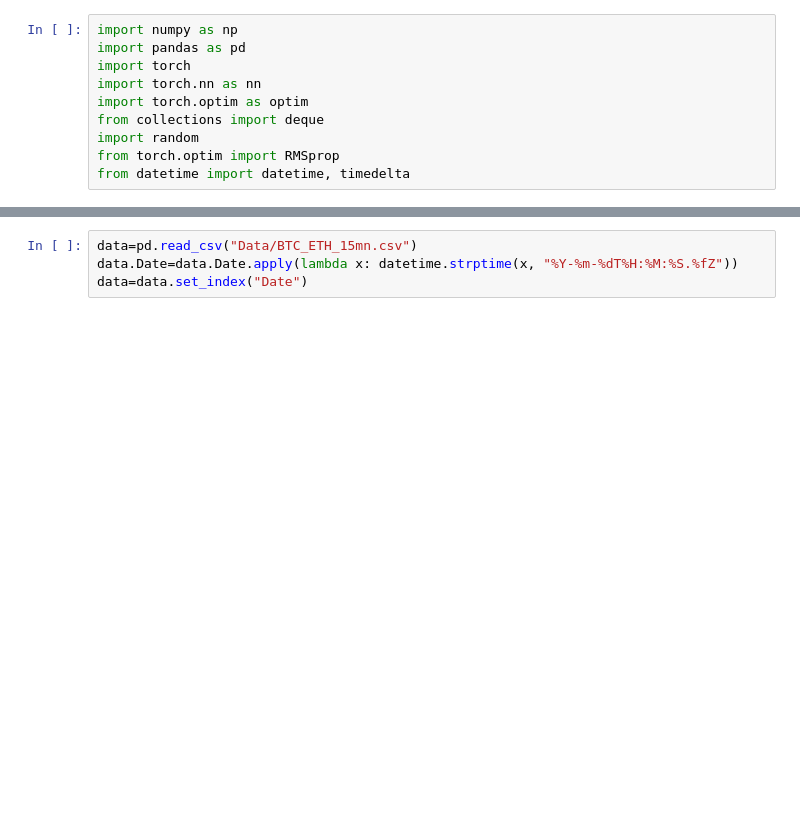
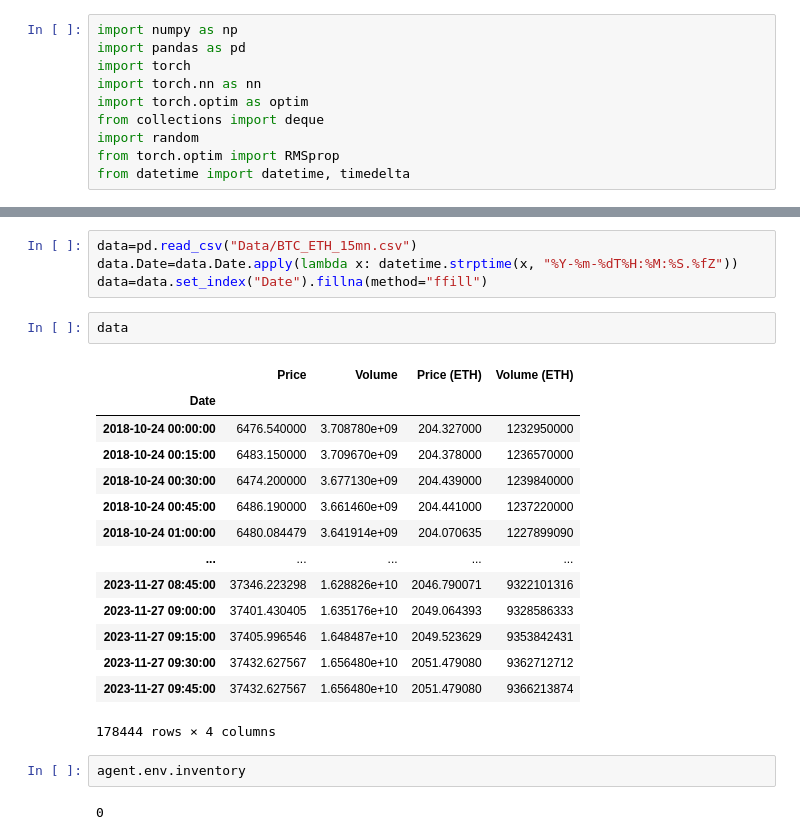
Before and after one commit to HanaNAJI/Double-Deep-Q-Learning-for-Optimal-Execution, a Jupyter notebook: main.ipynb, the cells around one changed output, grey strips where cells are left out. Saved outputs shown, nothing was run; the diff lists cells and outputs as text; blank space fills up the shorter version.

```diff
--- a/main.ipynb
+++ b/main.ipynb
@@ -325,4 +705,25 @@ class TradingAgentRL:
 # %%
 data=pd.read_csv("Data/BTC_ETH_15mn.csv")
 data.Date=data.Date.apply(lambda x: datetime.strptime(x, "%Y-%m-%dT%H:%M:%S.%fZ"))
-data=data.set_index("Date")
+data=data.set_index("Date").fillna(method="ffill")
+# %%
+data
+# %% [output]
+|  | Price | Volume | Price (ETH) | Volume (ETH) |
+| Date |  |  |  |  |
+| 2018-10-24 00:00:00 | 6476.540000 | 3.708780e+09 | 204.327000 | 1232950000 |
+| 2018-10-24 00:15:00 | 6483.150000 | 3.709670e+09 | 204.378000 | 1236570000 |
+| 2018-10-24 00:30:00 | 6474.200000 | 3.677130e+09 | 204.439000 | 1239840000 |
+| 2018-10-24 00:45:00 | 6486.190000 | 3.661460e+09 | 204.441000 | 1237220000 |
+| 2018-10-24 01:00:00 | 6480.084479 | 3.641914e+09 | 204.070635 | 1227899090 |
+| ... | ... | ... | ... | ... |
+| 2023-11-27 08:45:00 | 37346.223298 | 1.628826e+10 | 2046.790071 | 9322101316 |
+| 2023-11-27 09:00:00 | 37401.430405 | 1.635176e+10 | 2049.064393 | 9328586333 |
+| 2023-11-27 09:15:00 | 37405.996546 | 1.648487e+10 | 2049.523629 | 9353842431 |
+| 2023-11-27 09:30:00 | 37432.627567 | 1.656480e+10 | 2051.479080 | 9362712712 |
+| 2023-11-27 09:45:00 | 37432.627567 | 1.656480e+10 | 2051.479080 | 9366213874 |
+178444 rows × 4 columns
+# %%
+agent.env.inventory
+# %% [output]
+0
```
Also changed, not shown: parts of 20 cells of this notebook, 1 other file.
